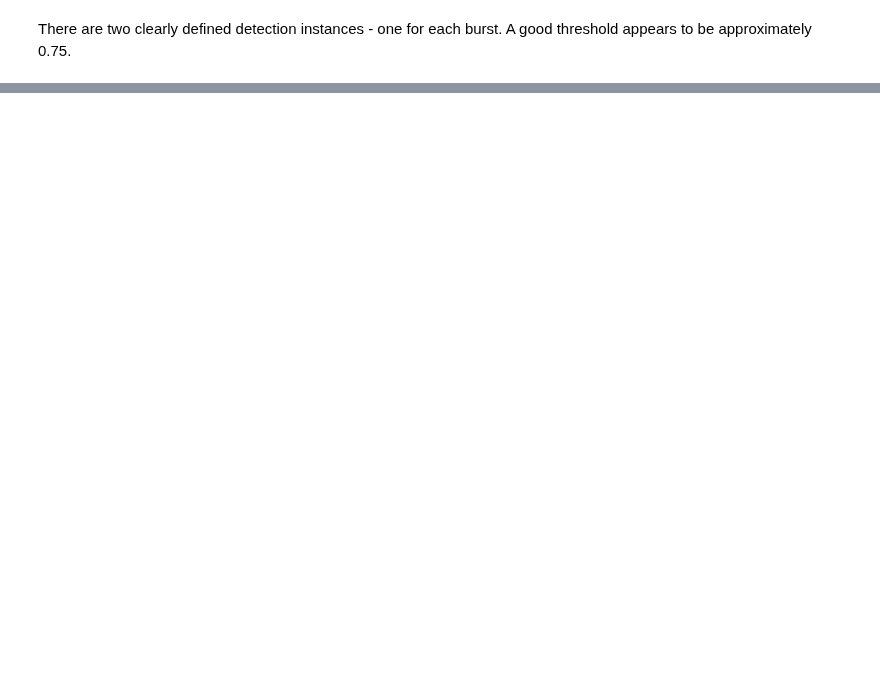
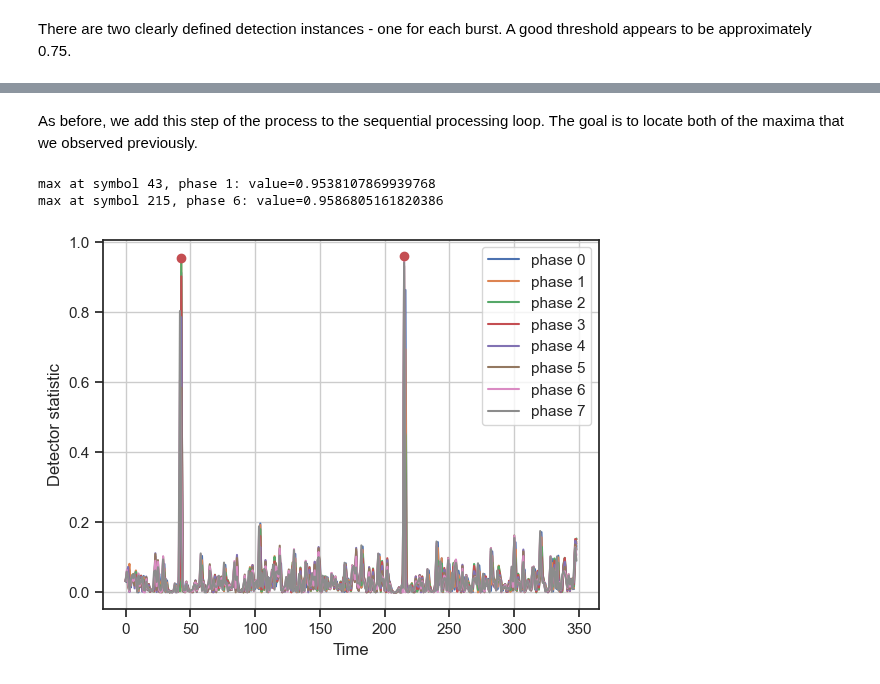
Before and after one commit to bepepa/digital_comms, a Jupyter notebook: 075_sequential_processing.ipynb, the cells around one changed output, grey strips where cells are left out. Drawn from its saved outputs; the diff is of its cells as text; code cells hidden in the pictures; blank space fills up the shorter version.

```diff
--- a/075_sequential_processing.ipynb
+++ b/075_sequential_processing.ipynb
@@ -547,0 +549,67 @@ class Receiver():
+# %% [markdown]
+As before, we add this step of the process to the sequential processing loop. The goal is to locate both of the maxima that we observed previously.
+# %%
+## matched filtering plus detection statistic for each phase plus timing estimation
+
+# instantiate time synch object, set threshold for detector
+synch = time_sync(0.75)
+
+# instantiate a detector object for each phase
+dets = [detector(pn) for n in range(fsT_r)]  # list comprehension instantiates fsT_r detectors
+
+# instantiate the matched filter
+mf = c_conv(hh)
+
+# filter in blocks of `fsT_r` samples
+B = fsT_r
+N_blocks = len(rr) // B
+# yy = np.zeros_like(rr, shape=B*N_blocks)        # MF outputs, no longer stored
+# dd = np.zeros((fsT_r, N_blocks), dtype=float) # detector outputs, no longer stored
+# store the two maxima
+ind_max_ph = np.zeros(2)
+ind_max_sym = np.zeros(2)
+val_max = np.zeros(2)
+m = 0
+
+for n in range(N_blocks):
+    start = n*B
+    end = (n+1)*B
+    mf_out = mf.work(rr[start:end])
+
+    # loop over phases to compute decision statistic
+    for ph in range(fsT_r):
+        # pass mf_out for phase ph to corresponding detector
+        # the [] around mf_out[ph] and the trailing [0] are needed because the `work`
+        # expects and returns an array
+        dec = dets[ph].work([mf_out[ph]])[0]
+
+        # pass decision statistic to time synch and see if local max is at prior sample
+        if synch.work(dec):
+            # found max, store location; don't forget that they're at the prior sample
+            ind_ph = ph - 1
+            ind_sym = n
+            if ind_ph == -1:
+                ind_ph = fsT_r - 1
+                ind_sym = n - 1
+
+            print(f"max at symbol {ind_sym}, phase {ind_ph}: value={synch.curr_max}")
+            ind_max_ph[m] = ind_ph
+            ind_max_sym[m] = ind_sym
+            val_max[m] = synch.curr_max
+            m = m+1
+# %% [output]
+max at symbol 43, phase 1: value=0.9538107869939768
+max at symbol 215, phase 6: value=0.9586805161820386
+# %%
+## mark the maxima on the plot of the decision statistic
+plt.plot(dd.T)
+plt.xlabel('Time')
+plt.ylabel('Detector statistic')
+plt.grid()
+plt.legend([f'phase {n}' for n in range(fsT_r)])
+
+plt.plot(ind_max_sym, val_max, 'ro')
+
+plt.show()
+# %% [output]
+[figure, added]
```
Also changed, not shown: parts of 39 cells of this notebook, 5 other files.
